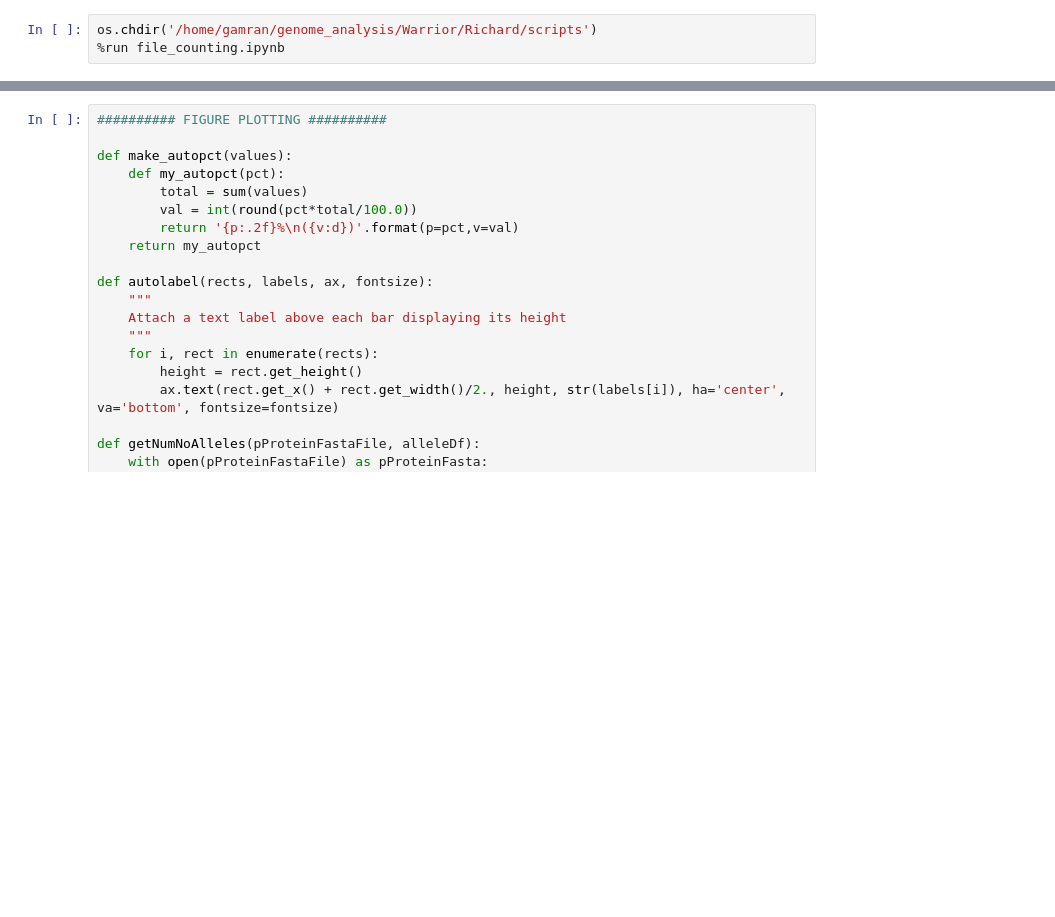
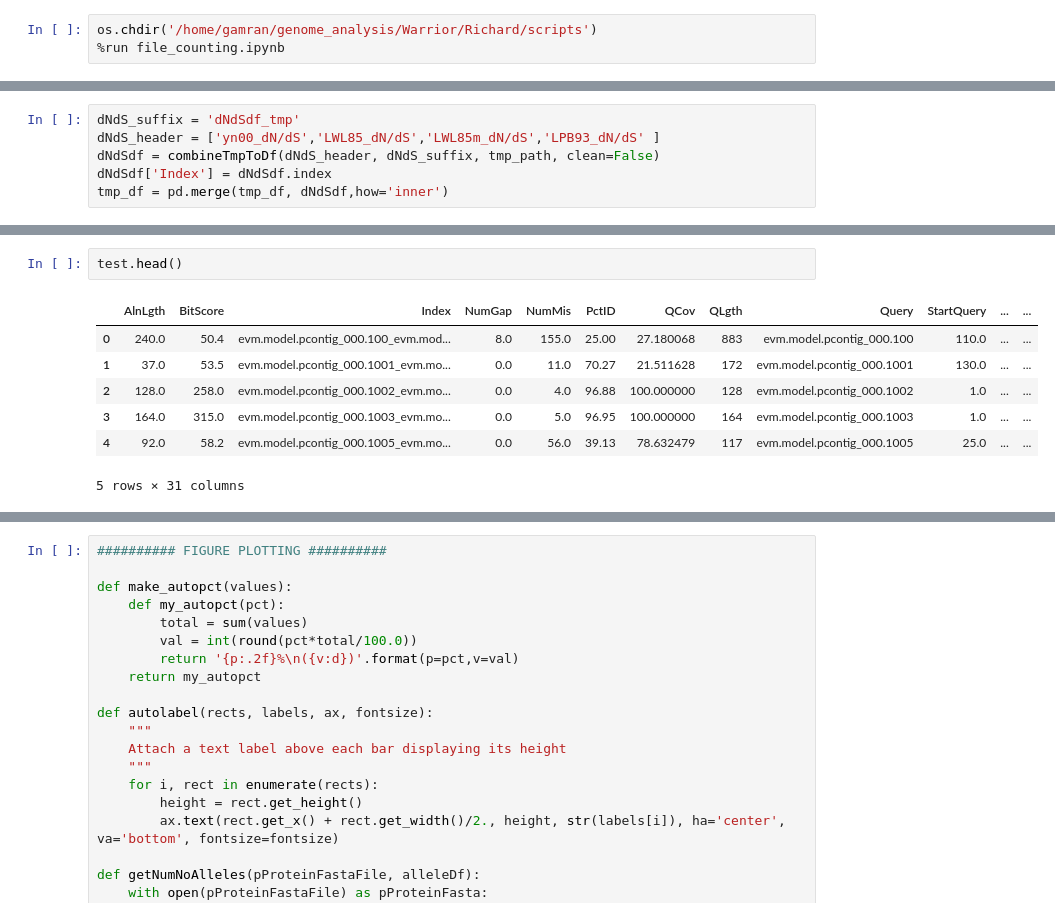
Before and after one commit to Team-Schwessinger/DK_0911-1, a Jupyter notebook: scripts/DK_0911_post_allele_analysis_v02.ipynb, the cells around one changed output, grey strips where cells are left out. Cells and saved outputs as stored; diff of their text form; blank space fills up the shorter version.

```diff
--- a/scripts/DK_0911_post_allele_analysis_v02.ipynb
+++ b/scripts/DK_0911_post_allele_analysis_v02.ipynb
@@ -606,0 +617,6 @@ sum(alleleDf_test.index.isnull()) == sum(alleleDf.index.isnull())
+# %%
+dNdS_suffix = 'dNdSdf_tmp'
+dNdS_header = ['yn00_dN/dS','LWL85_dN/dS','LWL85m_dN/dS','LPB93_dN/dS' ]
+dNdSdf = combineTmpToDf(dNdS_header, dNdS_suffix, tmp_path, clean=False)
+dNdSdf['Index'] = dNdSdf.index
+tmp_df = pd.merge(tmp_df, dNdSdf,how='inner')
@@ -606,0 +669,10 @@ sum(alleleDf_test.index.isnull()) == sum(alleleDf.index.isnull())
+# %%
+test.head()
+# %% [output]
+|  | AlnLgth | BitScore | Index | NumGap | NumMis | PctID | QCov | QLgth | Query | StartQuery | ... | ... |
+| 0 | 240.0 | 50.4 | evm.model.pcontig_000.100_evm.mod... | 8.0 | 155.0 | 25.00 | 27.180068 | 883 | evm.model.pcontig_000.100 | 110.0 | ... | ... |
+| 1 | 37.0 | 53.5 | evm.model.pcontig_000.1001_evm.mo... | 0.0 | 11.0 | 70.27 | 21.511628 | 172 | evm.model.pcontig_000.1001 | 130.0 | ... | ... |
+| 2 | 128.0 | 258.0 | evm.model.pcontig_000.1002_evm.mo... | 0.0 | 4.0 | 96.88 | 100.000000 | 128 | evm.model.pcontig_000.1002 | 1.0 | ... | ... |
+| 3 | 164.0 | 315.0 | evm.model.pcontig_000.1003_evm.mo... | 0.0 | 5.0 | 96.95 | 100.000000 | 164 | evm.model.pcontig_000.1003 | 1.0 | ... | ... |
+| 4 | 92.0 | 58.2 | evm.model.pcontig_000.1005_evm.mo... | 0.0 | 56.0 | 39.13 | 78.632479 | 117 | evm.model.pcontig_000.1005 | 25.0 | ... | ... |
+5 rows × 31 columns
```
Also changed, not shown: parts of 26 cells of this notebook.
